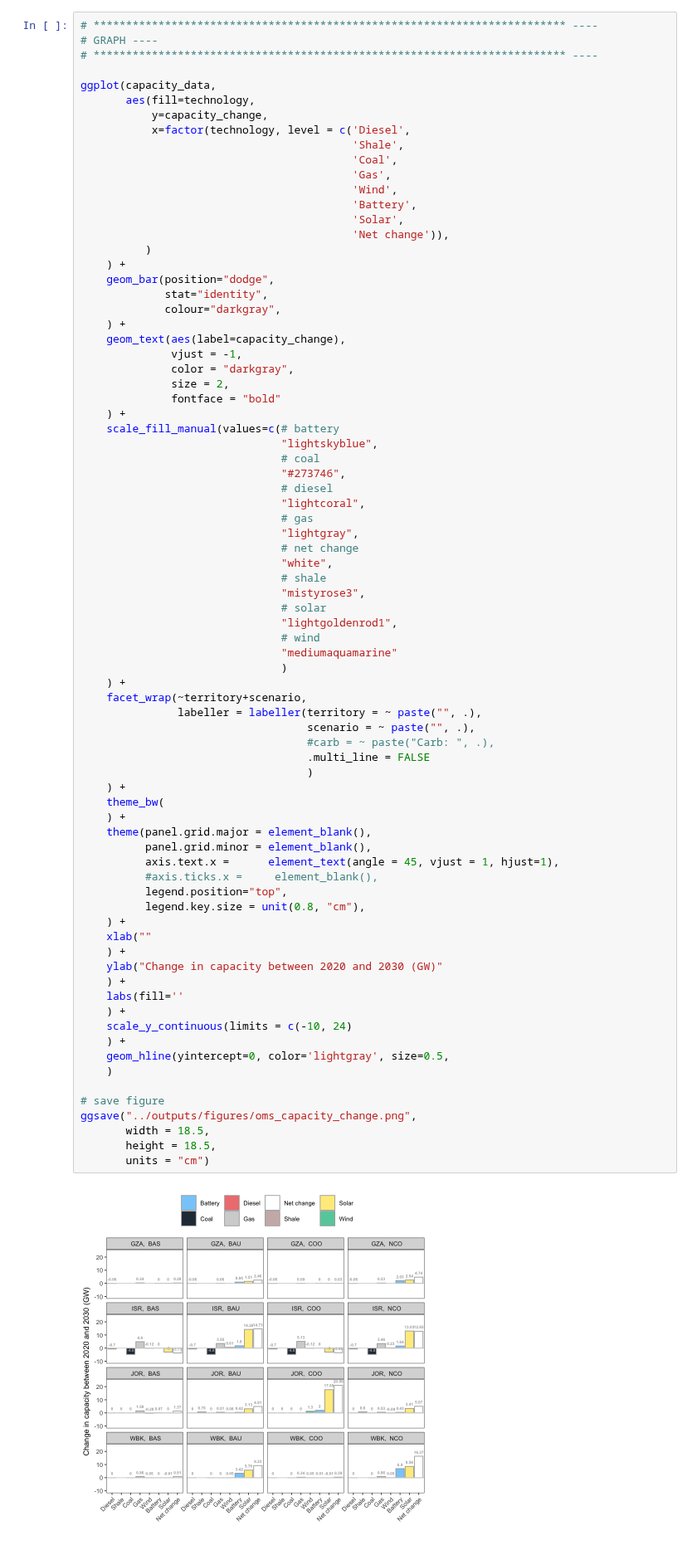
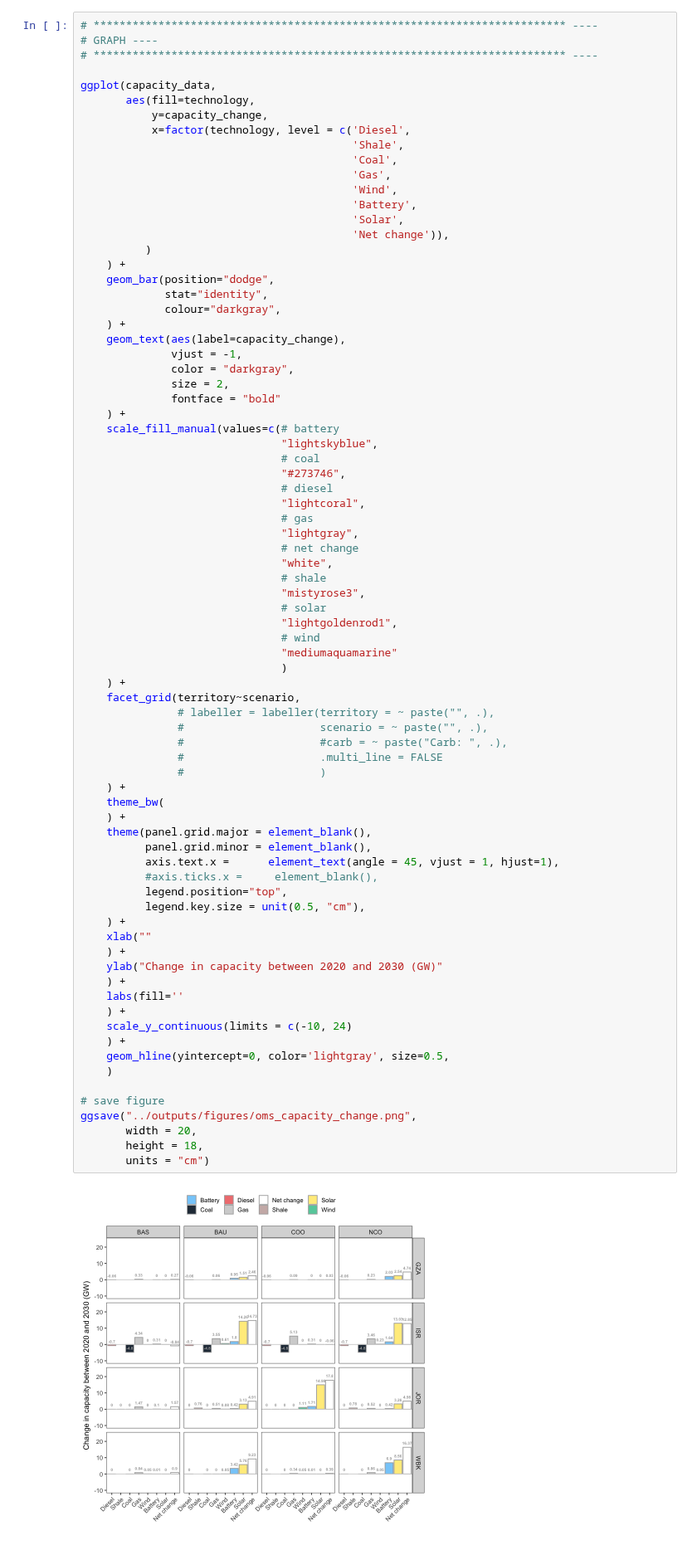
Before and after one commit to amanmajid/nextra, a Jupyter notebook: analysis/R_bar_capacity_change.ipynb, the cells around one changed output. Shown at 83% size. Drawn from its saved outputs; the diff is of its cells as text.

Commit message:
added R plots

```diff
--- a/analysis/R_bar_capacity_change.ipynb
+++ b/analysis/R_bar_capacity_change.ipynb
@@ -81,40 +81,40 @@ ggplot(capacity_data,
                                # solar
                                "lightgoldenrod1",
                                # wind
                                "mediumaquamarine"
                                )
     ) +
-    facet_wrap(~territory+scenario,
-               labeller = labeller(territory = ~ paste("", .),
-                                   scenario = ~ paste("", .),
-                                   #carb = ~ paste("Carb: ", .),
-                                   .multi_line = FALSE
-                                   )
+    facet_grid(territory~scenario,
+               # labeller = labeller(territory = ~ paste("", .),
+               #                     scenario = ~ paste("", .),
+               #                     #carb = ~ paste("Carb: ", .),
+               #                     .multi_line = FALSE
+               #                     )
     ) +
     theme_bw(
     ) +
     theme(panel.grid.major = element_blank(),
           panel.grid.minor = element_blank(),
           axis.text.x =      element_text(angle = 45, vjust = 1, hjust=1),
           #axis.ticks.x =     element_blank(),
           legend.position="top",
-          legend.key.size = unit(0.8, "cm"),
+          legend.key.size = unit(0.5, "cm"),
     ) +
     xlab(""
     ) +
     ylab("Change in capacity between 2020 and 2030 (GW)"
     ) +
     labs(fill=''
     ) +
     scale_y_continuous(limits = c(-10, 24)
     ) +
     geom_hline(yintercept=0, color='lightgray', size=0.5,
     )
 
 # save figure
 ggsave("../outputs/figures/oms_capacity_change.png",
-       width = 18.5,
-       height = 18.5,
+       width = 20,
+       height = 18,
        units = "cm")
 # %% [output]
-[figure, old version]
+[figure, new version]
```
Also changed, not shown: parts of 1 cell of this notebook, 31 other files.
